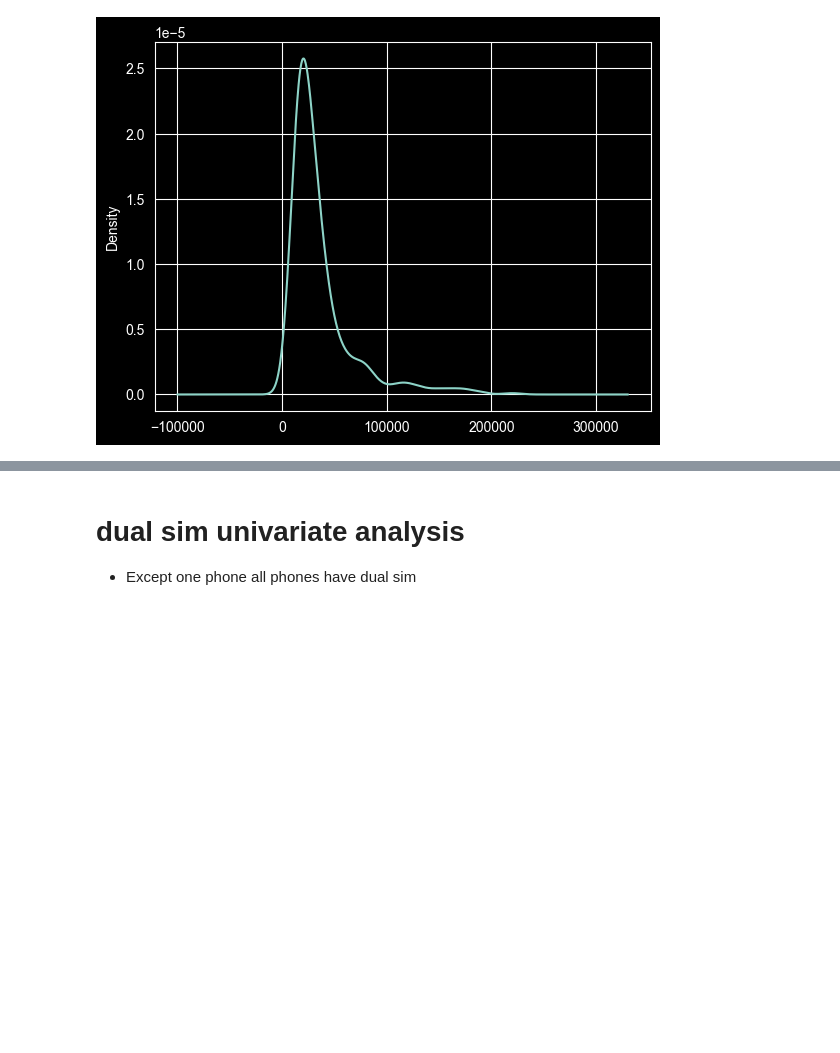
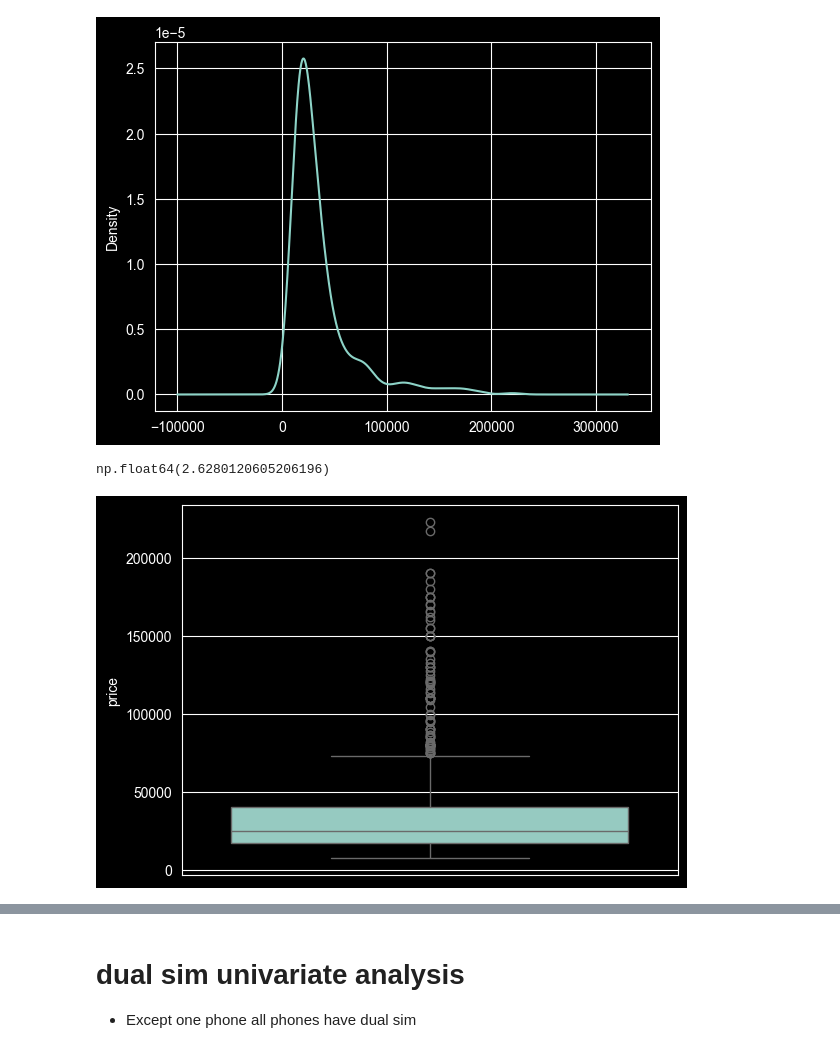
Before and after one commit to sudiptom619/EDA-On-5G-Smartphone, a Jupyter notebook: main.ipynb, the cells around one changed output, grey strips where cells are left out. Cells and saved outputs as stored; diff of their text form; code cells hidden in the pictures; blank space fills up the shorter version.

```diff
--- a/main.ipynb
+++ b/main.ipynb
@@ -125,3 +127,12 @@ df['price'].plot(kind='kde')
 plt.savefig('./plots/univariate_analysis/price/kde_plot.png')
 # %% [output]
 [figure]
+# %%
+df['price'].skew()
+# %% [output]
+np.float64(2.6280120605206196)
+# %%
+sns.boxplot(df['price'])
+plt.savefig('./plots/univariate_analysis/price/box_plot.png')
+# %% [output]
+[figure, added]
```
Also changed, not shown: parts of 35 cells of this notebook, 7 other files.
